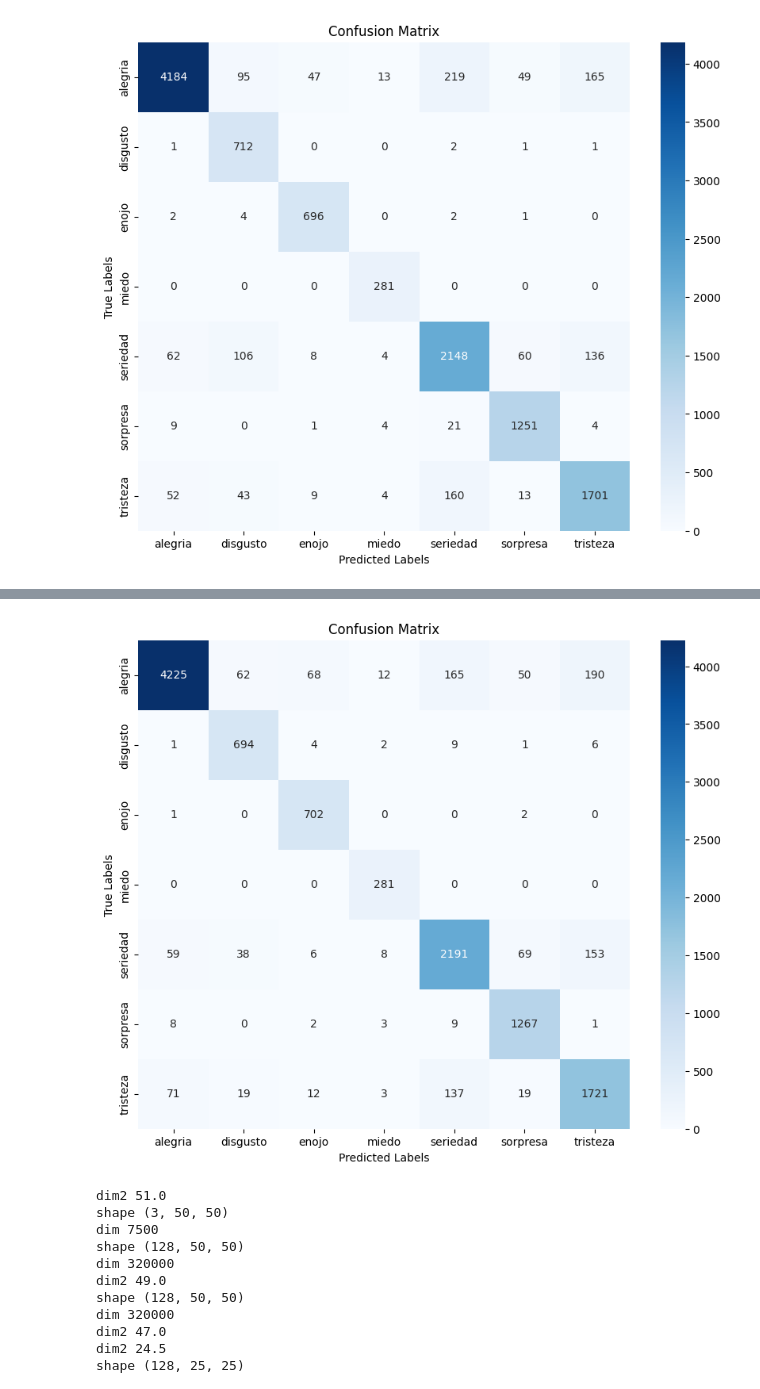
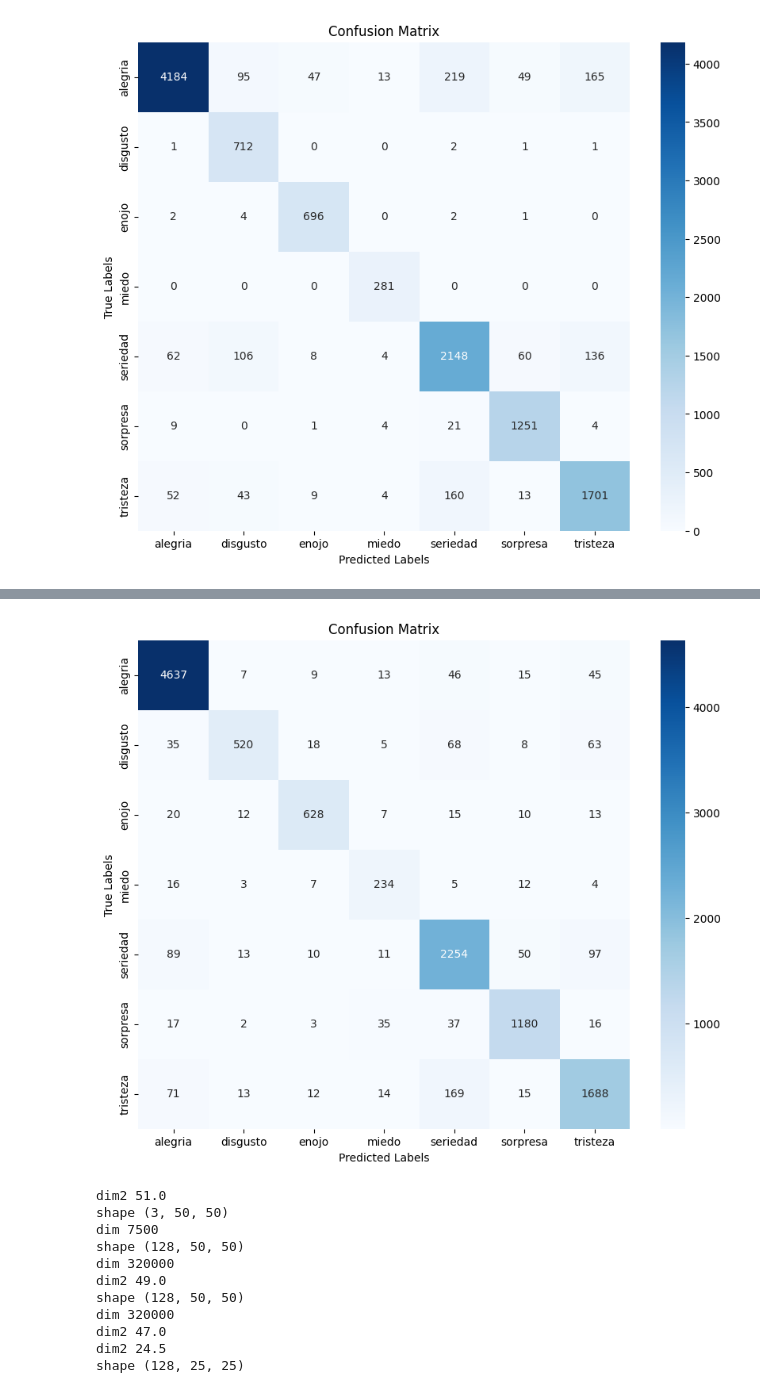
Before and after one commit to LeoCenturion/ceia-deep-learning, a Jupyter notebook: TP2.ipynb, the cells around one changed output, grey strips where cells are left out. Cells and saved outputs as stored; diff of their text form; code cells hidden in the pictures.

```diff
--- a/TP2.ipynb
+++ b/TP2.ipynb
@@ -644,5 +711,5 @@ weighted avg       0.96      0.96      0.96     12271
 root_directory = './dataset_emociones'
 num_classes = len(os.listdir(os.path.join(root_directory, 'train')))
 model = ConfigurableCNNBuilder("CPNCPNCPCFF",num_classes)
-eval_model(model, root_directory, "CPNCPNCPCFF")
+eval_model(model, root_directory, "CPNCPNCPCFF.pth")
 # %% [output]
@@ -666,4 +733,4 @@ weighted avg       0.91      0.90      0.90     12271
-[figure, old version]
+[figure, new version]
 # %%
 torch.cuda.empty_cache()
 # %%
```
Also changed, not shown: parts of 7 cells of this notebook.
